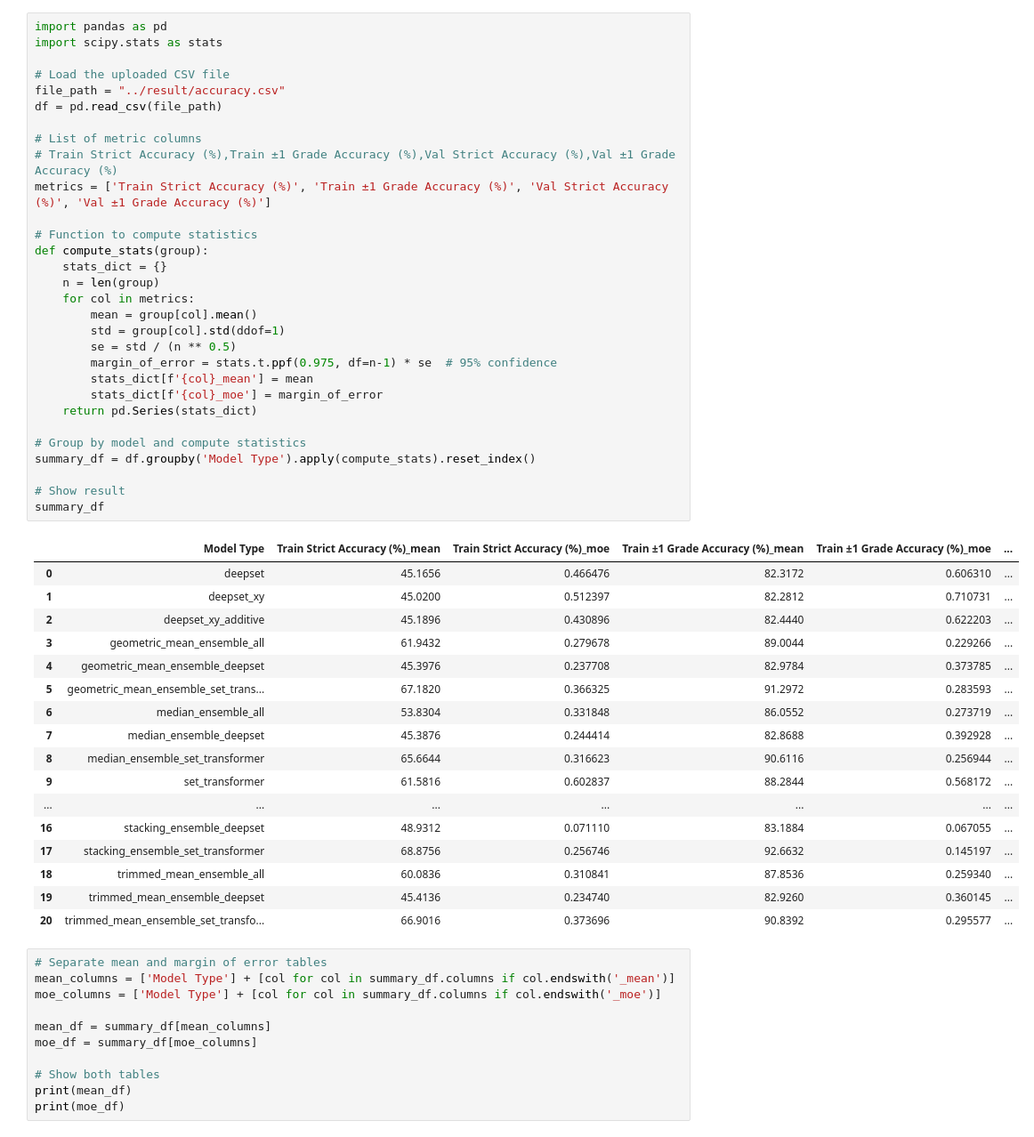
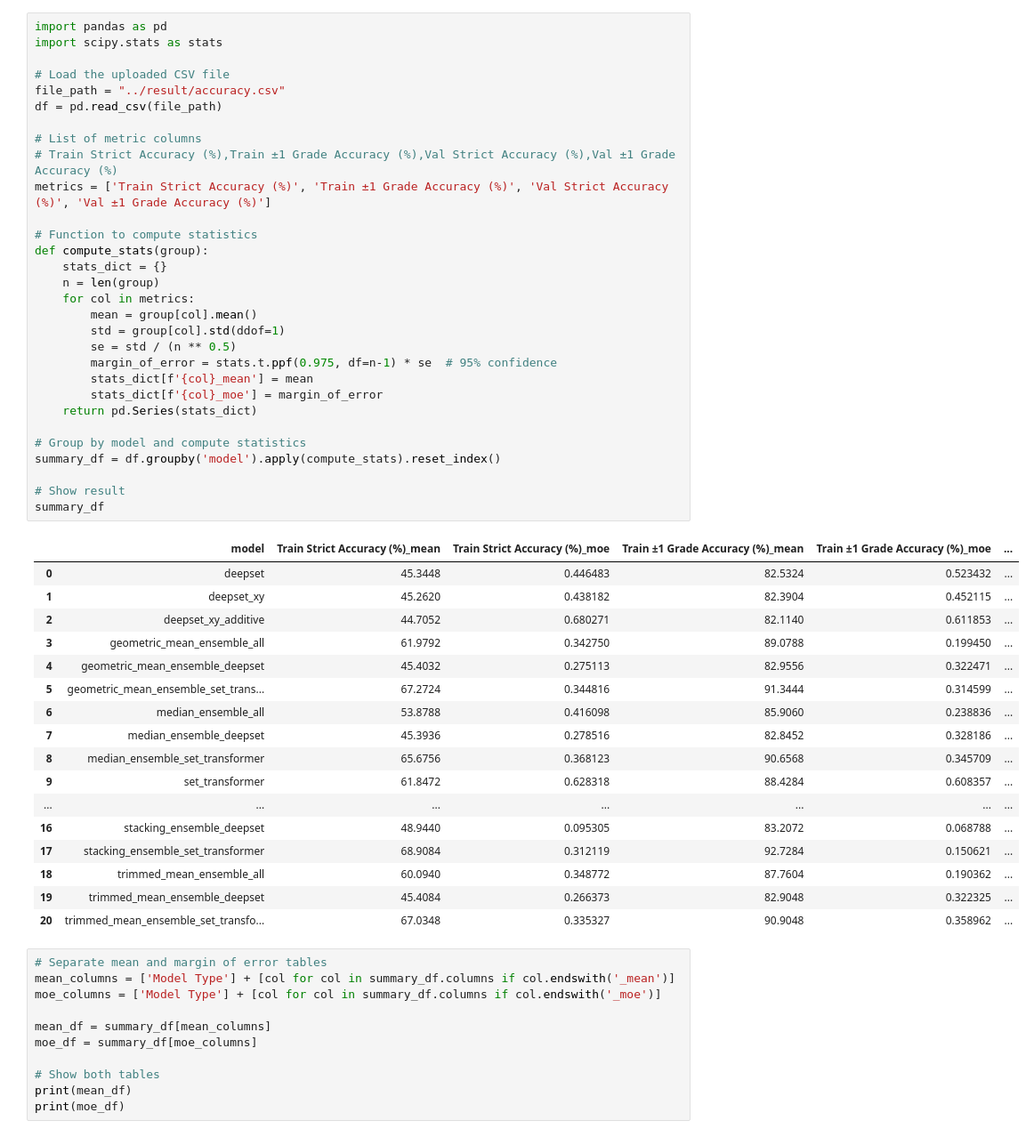
Before and after one commit to PatrickD3003/set-transformer-model, a Jupyter notebook: grade_predictor/analyze/analyze.ipynb, the cells around one changed output. Shown: that part at 89% size. Drawn from its saved outputs; the diff is of its cells as text.

```diff
--- a/grade_predictor/analyze/analyze.ipynb
+++ b/grade_predictor/analyze/analyze.ipynb
@@ -1,51 +1,51 @@
 # %%
 import pandas as pd
 import scipy.stats as stats
 
 # Load the uploaded CSV file
 file_path = "../result/accuracy.csv"
 df = pd.read_csv(file_path)
 
 # List of metric columns
 # Train Strict Accuracy (%),Train ±1 Grade Accuracy (%),Val Strict Accuracy (%),Val ±1 Grade Accuracy (%)
 metrics = ['Train Strict Accuracy (%)', 'Train ±1 Grade Accuracy (%)', 'Val Strict Accuracy (%)', 'Val ±1 Grade Accuracy (%)']
 
 # Function to compute statistics
 def compute_stats(group):
     stats_dict = {}
     n = len(group)
     for col in metrics:
         mean = group[col].mean()
         std = group[col].std(ddof=1)
         se = std / (n ** 0.5)
         margin_of_error = stats.t.ppf(0.975, df=n-1) * se  # 95% confidence
         stats_dict[f'{col}_mean'] = mean
         stats_dict[f'{col}_moe'] = margin_of_error
     return pd.Series(stats_dict)
 
 # Group by model and compute statistics
-summary_df = df.groupby('Model Type').apply(compute_stats).reset_index()
+summary_df = df.groupby('model').apply(compute_stats).reset_index()
 
 # Show result
 summary_df
 # %% [output]
-|  | Model Type | Train Strict Accuracy (%)_mean | Train Strict Accuracy (%)_moe | Train ±1 Grade Accuracy (%)_mean | Train ±1 Grade Accuracy (%)_moe | ... |
-| 0 | deepset | 45.1656 | 0.466476 | 82.3172 | 0.606310 | ... |
-| 1 | deepset_xy | 45.0200 | 0.512397 | 82.2812 | 0.710731 | ... |
-| 2 | deepset_xy_additive | 45.1896 | 0.430896 | 82.4440 | 0.622203 | ... |
-| 3 | geometric_mean_ensemble_all | 61.9432 | 0.279678 | 89.0044 | 0.229266 | ... |
-| 4 | geometric_mean_ensemble_deepset | 45.3976 | 0.237708 | 82.9784 | 0.373785 | ... |
-| 5 | geometric_mean_ensemble_set_trans... | 67.1820 | 0.366325 | 91.2972 | 0.283593 | ... |
-| 6 | median_ensemble_all | 53.8304 | 0.331848 | 86.0552 | 0.273719 | ... |
-| 7 | median_ensemble_deepset | 45.3876 | 0.244414 | 82.8688 | 0.392928 | ... |
-| 8 | median_ensemble_set_transformer | 65.6644 | 0.316623 | 90.6116 | 0.256944 | ... |
-| 9 | set_transformer | 61.5816 | 0.602837 | 88.2844 | 0.568172 | ... |
+|  | model | Train Strict Accuracy (%)_mean | Train Strict Accuracy (%)_moe | Train ±1 Grade Accuracy (%)_mean | Train ±1 Grade Accuracy (%)_moe | ... |
+| 0 | deepset | 45.3448 | 0.446483 | 82.5324 | 0.523432 | ... |
+| 1 | deepset_xy | 45.2620 | 0.438182 | 82.3904 | 0.452115 | ... |
+| 2 | deepset_xy_additive | 44.7052 | 0.680271 | 82.1140 | 0.611853 | ... |
+| 3 | geometric_mean_ensemble_all | 61.9792 | 0.342750 | 89.0788 | 0.199450 | ... |
+| 4 | geometric_mean_ensemble_deepset | 45.4032 | 0.275113 | 82.9556 | 0.322471 | ... |
+| 5 | geometric_mean_ensemble_set_trans... | 67.2724 | 0.344816 | 91.3444 | 0.314599 | ... |
+| 6 | median_ensemble_all | 53.8788 | 0.416098 | 85.9060 | 0.238836 | ... |
+| 7 | median_ensemble_deepset | 45.3936 | 0.278516 | 82.8452 | 0.328186 | ... |
+| 8 | median_ensemble_set_transformer | 65.6756 | 0.368123 | 90.6568 | 0.345709 | ... |
+| 9 | set_transformer | 61.8472 | 0.628318 | 88.4284 | 0.608357 | ... |
 | ... | ... | ... | ... | ... | ... | ... |
-| 16 | stacking_ensemble_deepset | 48.9312 | 0.071110 | 83.1884 | 0.067055 | ... |
-| 17 | stacking_ensemble_set_transformer | 68.8756 | 0.256746 | 92.6632 | 0.145197 | ... |
-| 18 | trimmed_mean_ensemble_all | 60.0836 | 0.310841 | 87.8536 | 0.259340 | ... |
-| 19 | trimmed_mean_ensemble_deepset | 45.4136 | 0.234740 | 82.9260 | 0.360145 | ... |
-| 20 | trimmed_mean_ensemble_set_transfo... | 66.9016 | 0.373696 | 90.8392 | 0.295577 | ... |
+| 16 | stacking_ensemble_deepset | 48.9440 | 0.095305 | 83.2072 | 0.068788 | ... |
+| 17 | stacking_ensemble_set_transformer | 68.9084 | 0.312119 | 92.7284 | 0.150621 | ... |
+| 18 | trimmed_mean_ensemble_all | 60.0940 | 0.348772 | 87.7604 | 0.190362 | ... |
+| 19 | trimmed_mean_ensemble_deepset | 45.4084 | 0.266373 | 82.9048 | 0.322325 | ... |
+| 20 | trimmed_mean_ensemble_set_transfo... | 67.0348 | 0.335327 | 90.9048 | 0.358962 | ... |
 # %%
 # Separate mean and margin of error tables
 mean_columns = ['Model Type'] + [col for col in summary_df.columns if col.endswith('_mean')]
```
Also changed, not shown: 31 other files.
